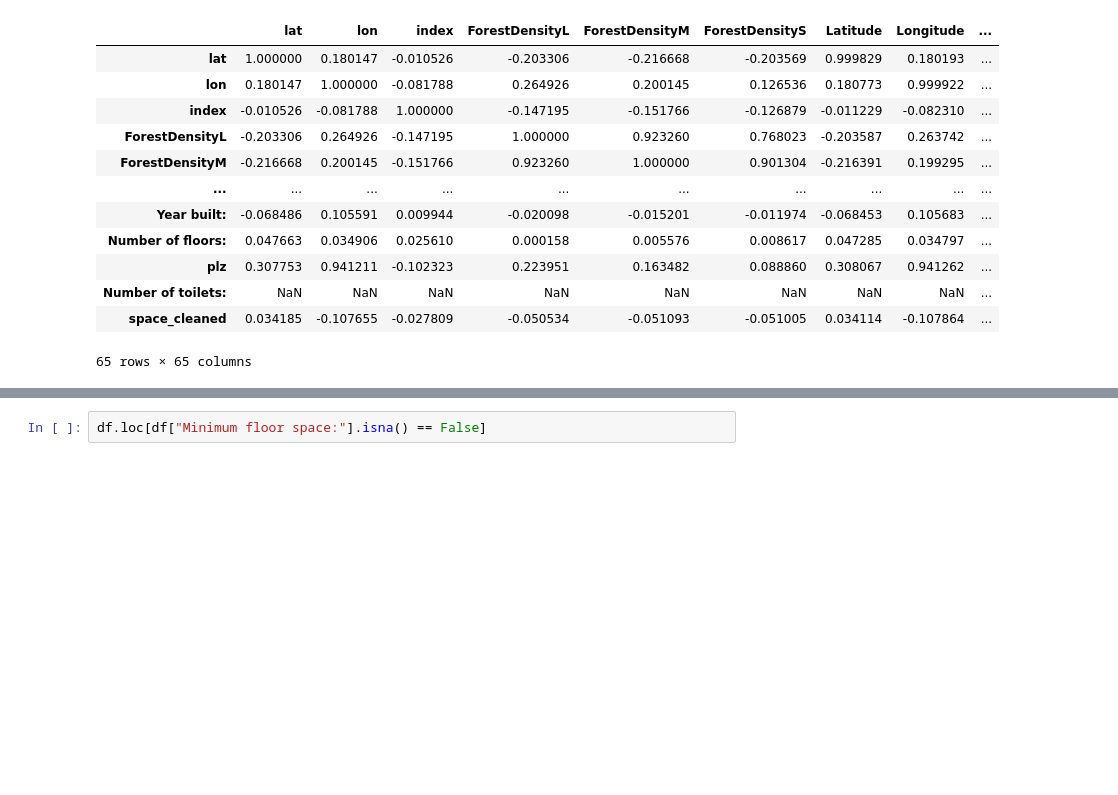
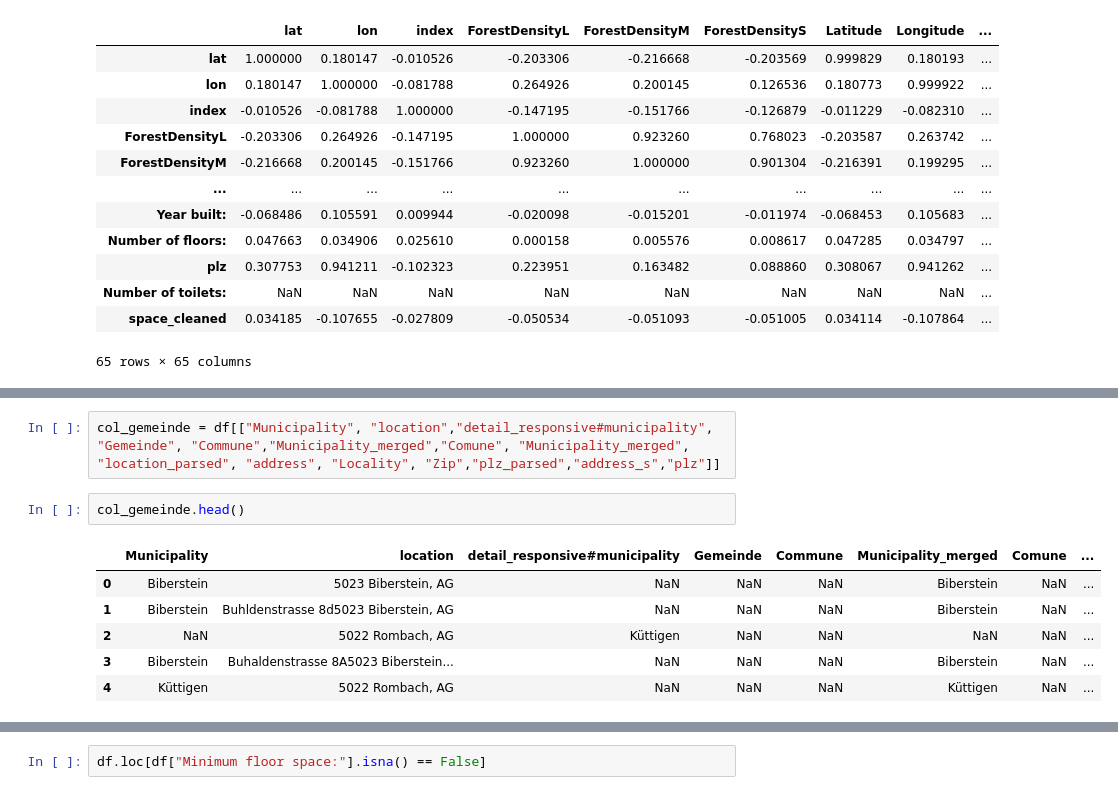
Before and after one commit to staldenhoefler/immo_challenge, a Jupyter notebook: notebooks/EDA.ipynb, the cells around one changed output, grey strips where cells are left out. Saved outputs shown, nothing was run; the diff lists cells and outputs as text; blank space fills up the shorter version.

```diff
--- a/notebooks/EDA.ipynb
+++ b/notebooks/EDA.ipynb
@@ -109,0 +206,11 @@ plt.show()
+# %%
+col_gemeinde = df[["Municipality", "location","detail_responsive#municipality", "Gemeinde", "Commune","Municipality_merged","Comune", "Municipality_merged", "location_parsed", "address", "Locality", "Zip","plz_parsed","address_s","plz"]]
+# %%
+col_gemeinde.head()
+# %% [output]
+|  | Municipality | location | detail_responsive#municipality | Gemeinde | Commune | Municipality_merged | Comune | ... |
+| 0 | Biberstein | 5023 Biberstein, AG | NaN | NaN | NaN | Biberstein | NaN | ... |
+| 1 | Biberstein | Buhldenstrasse 8d5023 Biberstein, AG | NaN | NaN | NaN | Biberstein | NaN | ... |
+| 2 | NaN | 5022 Rombach, AG | Küttigen | NaN | NaN | NaN | NaN | ... |
+| 3 | Biberstein | Buhaldenstrasse 8A5023 Biberstein... | NaN | NaN | NaN | Biberstein | NaN | ... |
+| 4 | Küttigen | 5022 Rombach, AG | NaN | NaN | NaN | Küttigen | NaN | ... |
```
Also changed, not shown: parts of 27 cells of this notebook.
